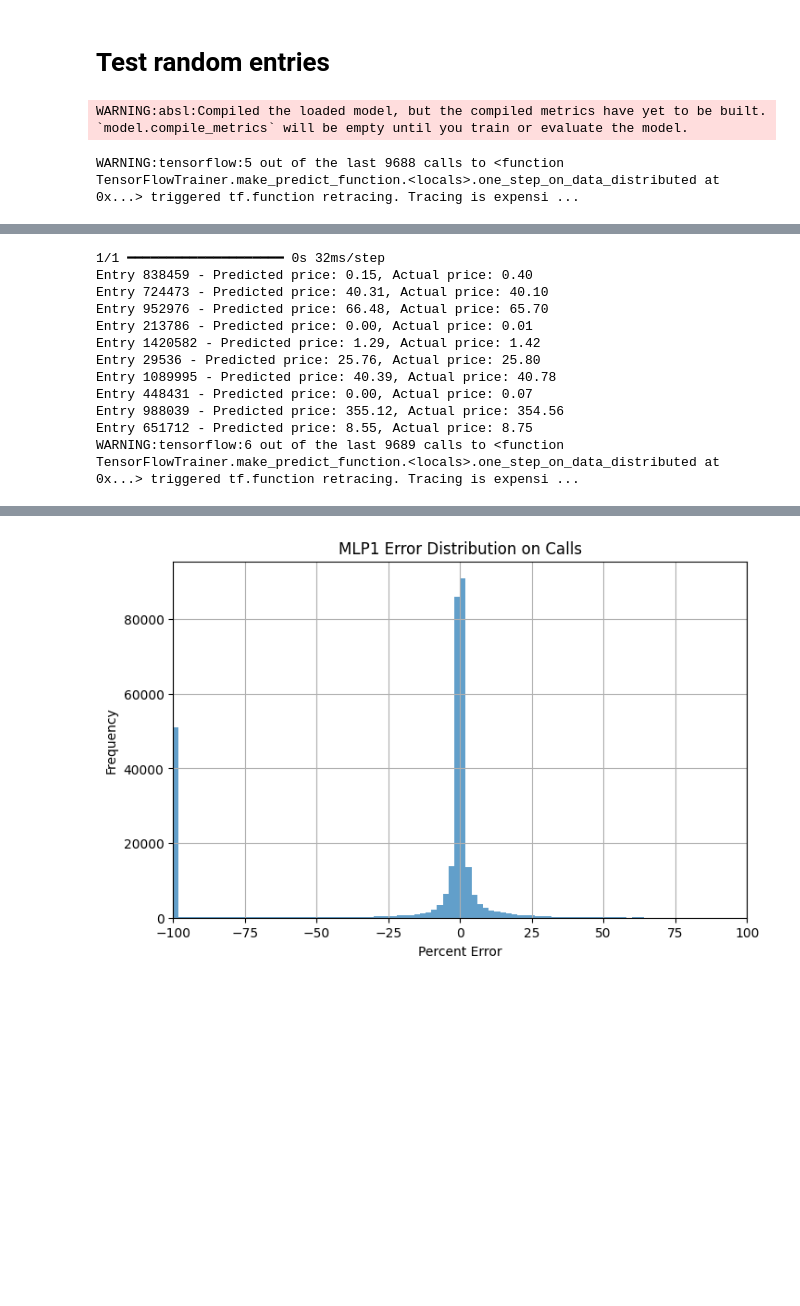
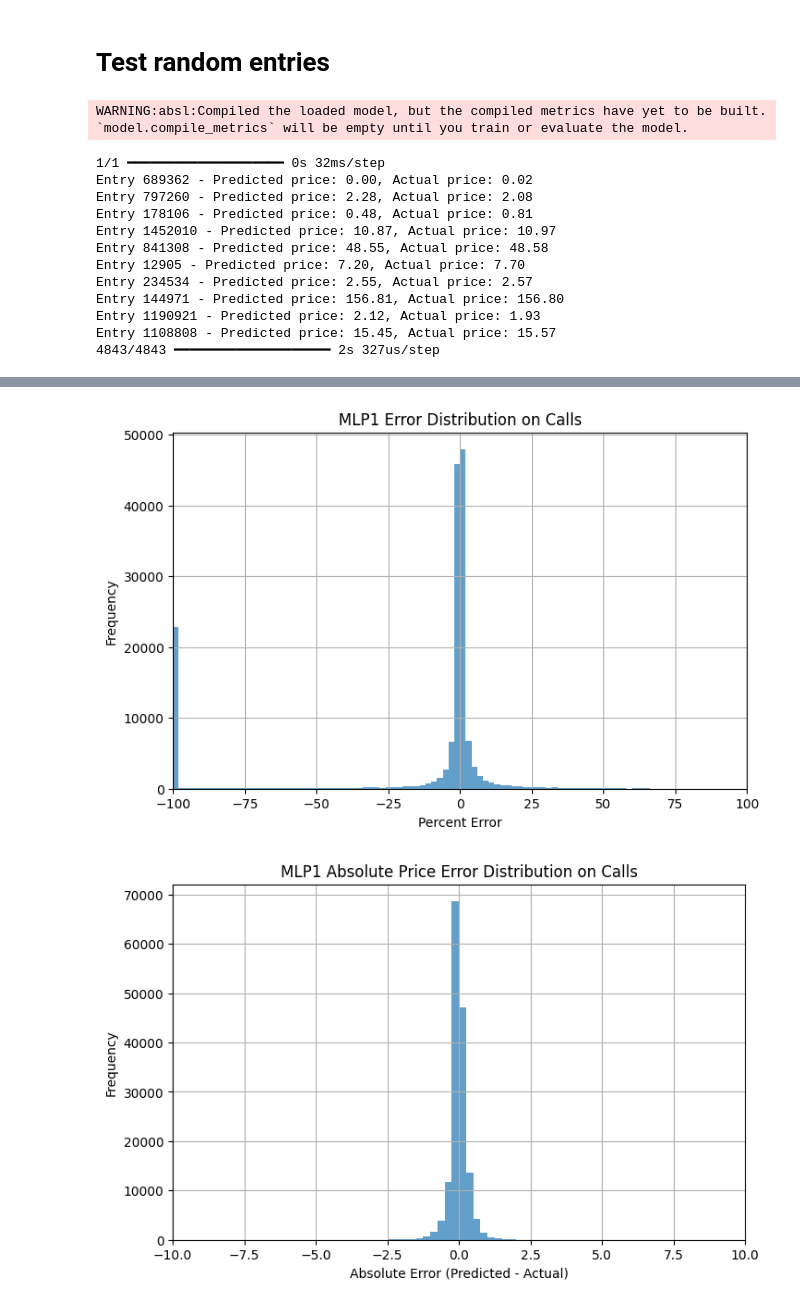
Before and after one commit to AdamK14/CS-4641-Project, a Jupyter notebook: MLP1/mlp1_calls.ipynb, the cells around one changed output, grey strips where cells are left out. Cells and saved outputs as stored; diff of their text form; code cells hidden in the pictures; blank space fills up the shorter version.

```diff
--- a/MLP1/mlp1_calls.ipynb
+++ b/MLP1/mlp1_calls.ipynb
@@ -129,7 +130,7 @@ y = option_df['equilibrium_price']
 
 
 # Train-test split
-X_train, X_test, y_train, y_test = train_test_split(X, y, test_size=0.2, random_state=42)
+X_train, X_test, y_train, y_test = train_test_split(X, y, test_size=0.1, random_state=42)
 
 # Create model
 model = Sequential()
@@ -294,6 +295,30 @@ plt.title("MLP1 Error Distribution on Calls")
 plt.xlim([-100, 100])
 plt.grid(True)
 plt.show()
+
+# ---- Absolute Error Analysis ----
+abs_errors = y_pred - y_true
+
+# Plot histogram of absolute errors
+plt.figure(figsize=(8, 5))
+plt.hist(abs_errors, bins=np.arange(-10, 10.25, 0.25), alpha=0.7)
+plt.xlabel("Absolute Error (Predicted - Actual)")
+plt.ylabel("Frequency")
+plt.xlim([-10, 10])
+plt.title("MLP1 Absolute Price Error Distribution on Calls")
+plt.grid(True)
+plt.show()
 # %% [output]
 WARNING:absl:Compiled the loaded model, but the compiled metrics have yet to be built. `model.compile_metrics` will be empty until you train or evaluate the model.
-WARNING:tensorflow:5 out of the last 9688 calls to <function TensorFlowTrainer.make_predict_function.<locals>.one_step_on_data_distributed at 0x...> triggered tf.function retracing. Tracing is expensi ...
+1/1 ━━━━━━━━━━━━━━━━━━━━ 0s 32ms/step
+Entry 689362 - Predicted price: 0.00, Actual price: 0.02
+Entry 797260 - Predicted price: 2.28, Actual price: 2.08
+Entry 178106 - Predicted price: 0.48, Actual price: 0.81
+Entry 1452010 - Predicted price: 10.87, Actual price: 10.97
+Entry 841308 - Predicted price: 48.55, Actual price: 48.58
+Entry 12905 - Predicted price: 7.20, Actual price: 7.70
+Entry 234534 - Predicted price: 2.55, Actual price: 2.57
+Entry 144971 - Predicted price: 156.81, Actual price: 156.80
+Entry 1190921 - Predicted price: 2.12, Actual price: 1.93
+Entry 1108808 - Predicted price: 15.45, Actual price: 15.57
+4843/4843 ━━━━━━━━━━━━━━━━━━━━ 2s 327us/step
@@ -301,12 +324,0 @@ WARNING:tensorflow:5 out of the last 9688 calls to <function TensorFlowTrainer.m
-1/1 ━━━━━━━━━━━━━━━━━━━━ 0s 32ms/step
-Entry 838459 - Predicted price: 0.15, Actual price: 0.40
-Entry 724473 - Predicted price: 40.31, Actual price: 40.10
-Entry 952976 - Predicted price: 66.48, Actual price: 65.70
-Entry 213786 - Predicted price: 0.00, Actual price: 0.01
-Entry 1420582 - Predicted price: 1.29, Actual price: 1.42
-Entry 29536 - Predicted price: 25.76, Actual price: 25.80
-Entry 1089995 - Predicted price: 40.39, Actual price: 40.78
-Entry 448431 - Predicted price: 0.00, Actual price: 0.07
-Entry 988039 - Predicted price: 355.12, Actual price: 354.56
-Entry 651712 - Predicted price: 8.55, Actual price: 8.75
-WARNING:tensorflow:6 out of the last 9689 calls to <function TensorFlowTrainer.make_predict_function.<locals>.one_step_on_data_distributed at 0x...> triggered tf.function retracing. Tracing is expensi ...
@@ -315 +325,2 @@ WARNING:tensorflow:6 out of the last 9689 calls to <function TensorFlowTrainer.m
-[figure, old version]
+[figure, new version]
+[figure, added]
```
Also changed, not shown: parts of 27 cells of this notebook, 11 other files.
